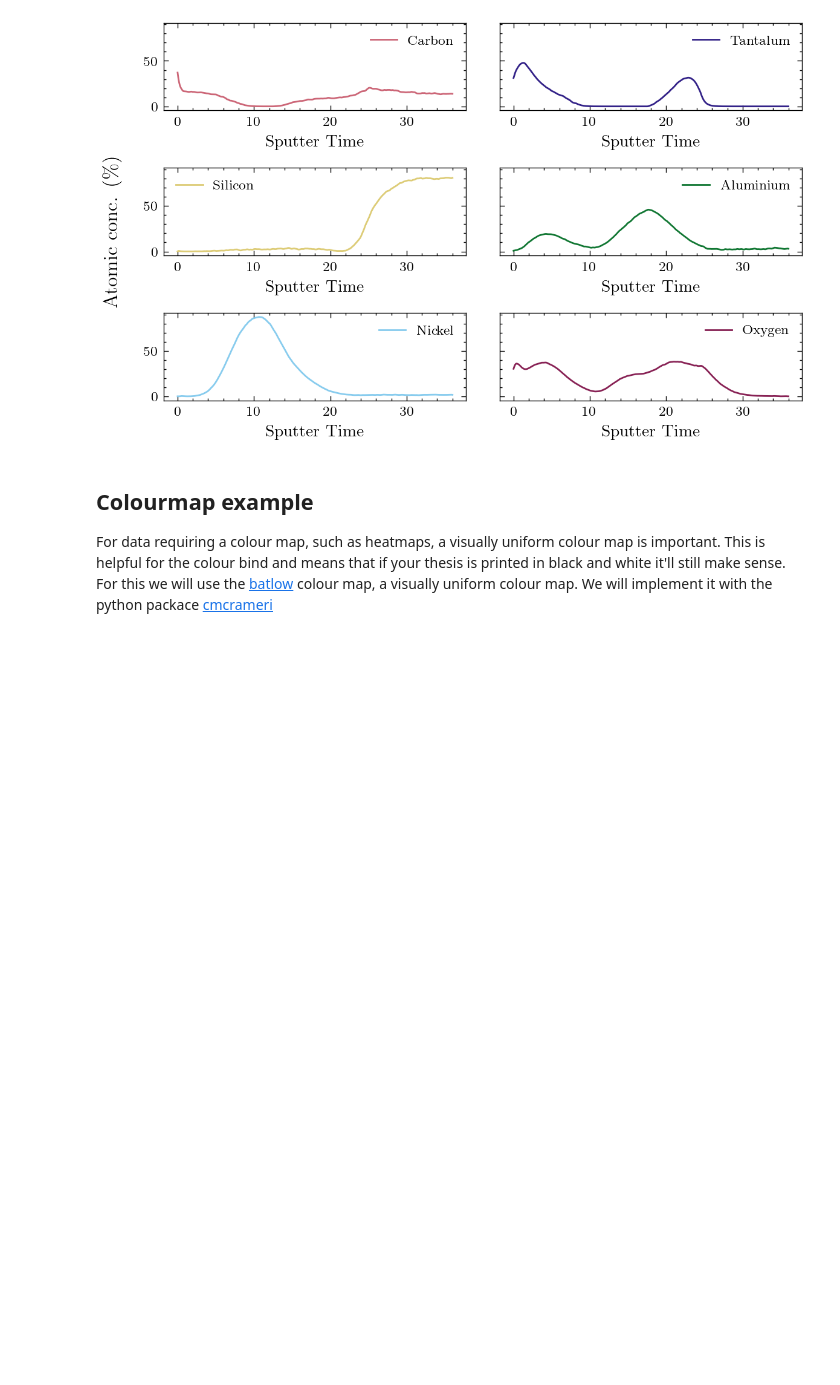
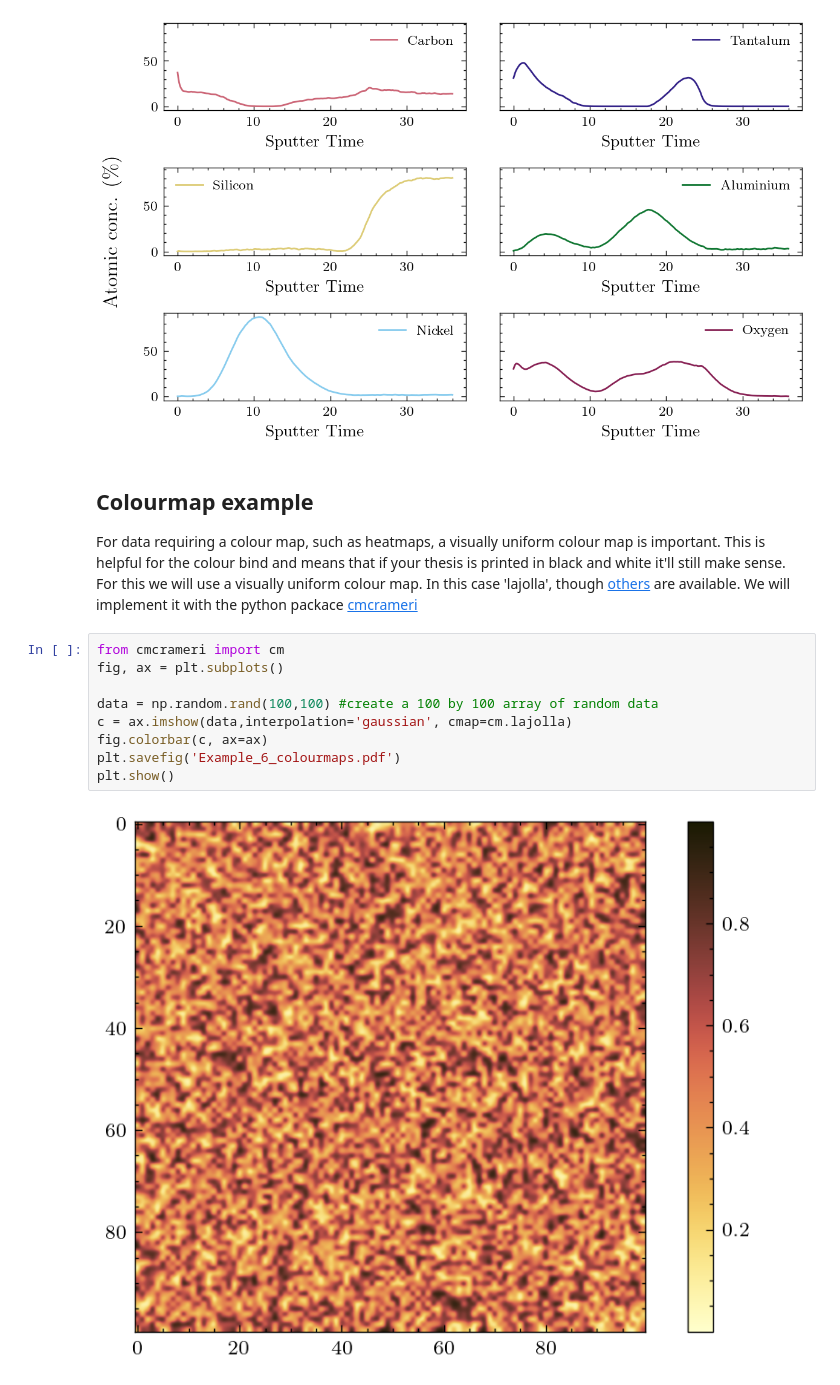
Before and after one commit to blairium/ltu-thesis, a Jupyter notebook: Python_plotting_example/Plotting Example.ipynb, the cells around one changed output. Drawn from its saved outputs; the diff is of its cells as text; blank space fills up the shorter version.

Commit message:
Added visually uniform colourmaps

```diff
--- a/Python_plotting_example/Plotting Example.ipynb
+++ b/Python_plotting_example/Plotting Example.ipynb
@@ -183,4 +183,15 @@ plt.show() # We still need to show the data though
 # %% [markdown]
 ## Colourmap example
 
-For data requiring a colour map, such as heatmaps, a visually uniform colour map is important. This is helpful for the colour bind and means that if your thesis is printed in black and white it'll still make sense. For this we will use the [batlow](https://www.fabiocrameri.ch/colourmaps/) colour map, a visually uniform colour map. We will implement it with the python packace [cmcrameri](https://pypi.org/project/cmcrameri/)
+For data requiring a colour map, such as heatmaps, a visually uniform colour map is important. This is helpful for the colour bind and means that if your thesis is printed in black and white it'll still make sense. For this we will use a visually uniform colour map. In this case 'lajolla', though [others](https://www.fabiocrameri.ch/colourmaps/) are available. We will implement it with the python packace [cmcrameri](https://pypi.org/project/cmcrameri/)
+# %%
+from cmcrameri import cm
+fig, ax = plt.subplots()
+
+data = np.random.rand(100,100) #create a 100 by 100 array of random data
+c = ax.imshow(data,interpolation='gaussian', cmap=cm.lajolla)
+fig.colorbar(c, ax=ax)
+plt.savefig('Example_6_colourmaps.pdf')
+plt.show()
+# %% [output]
+[figure, added]
```
Also changed, not shown: 9 other files.
